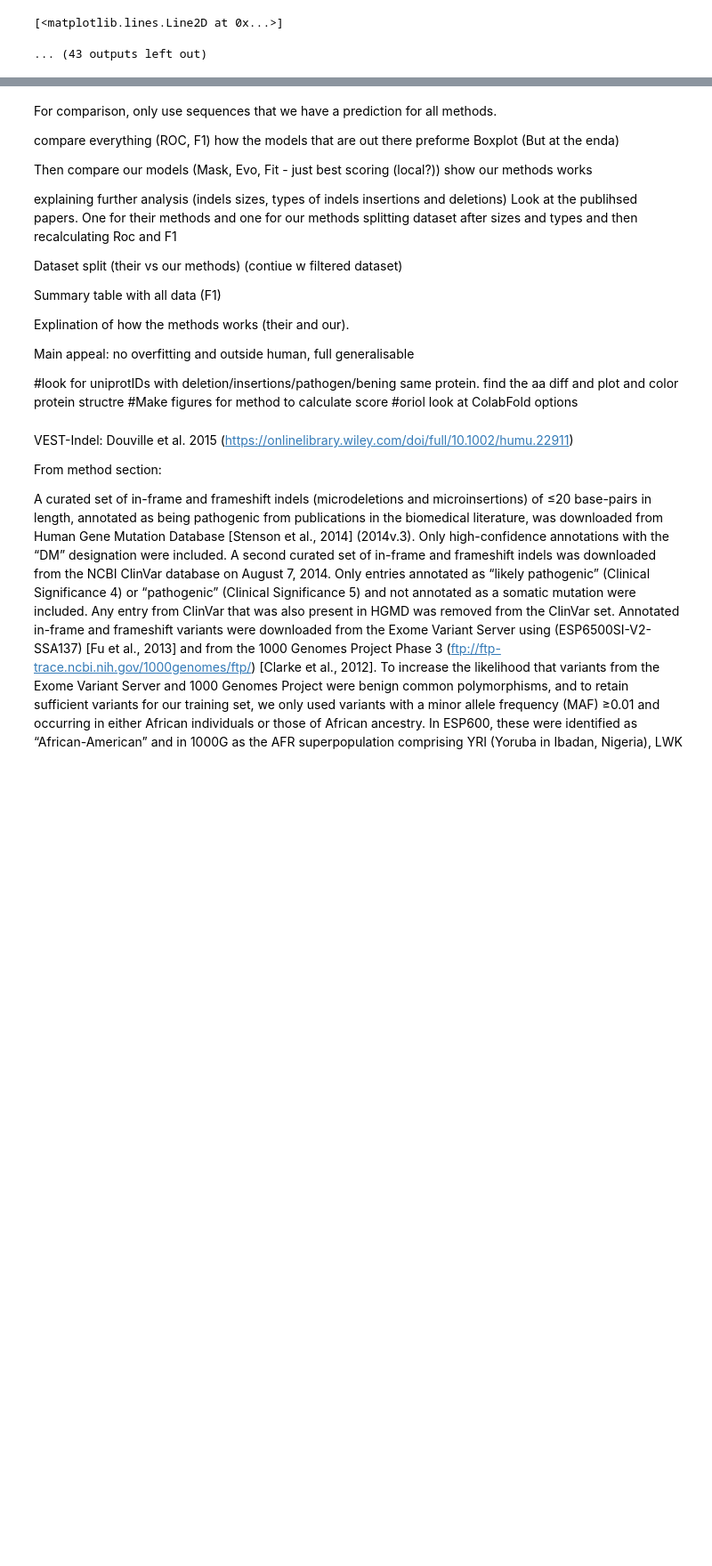
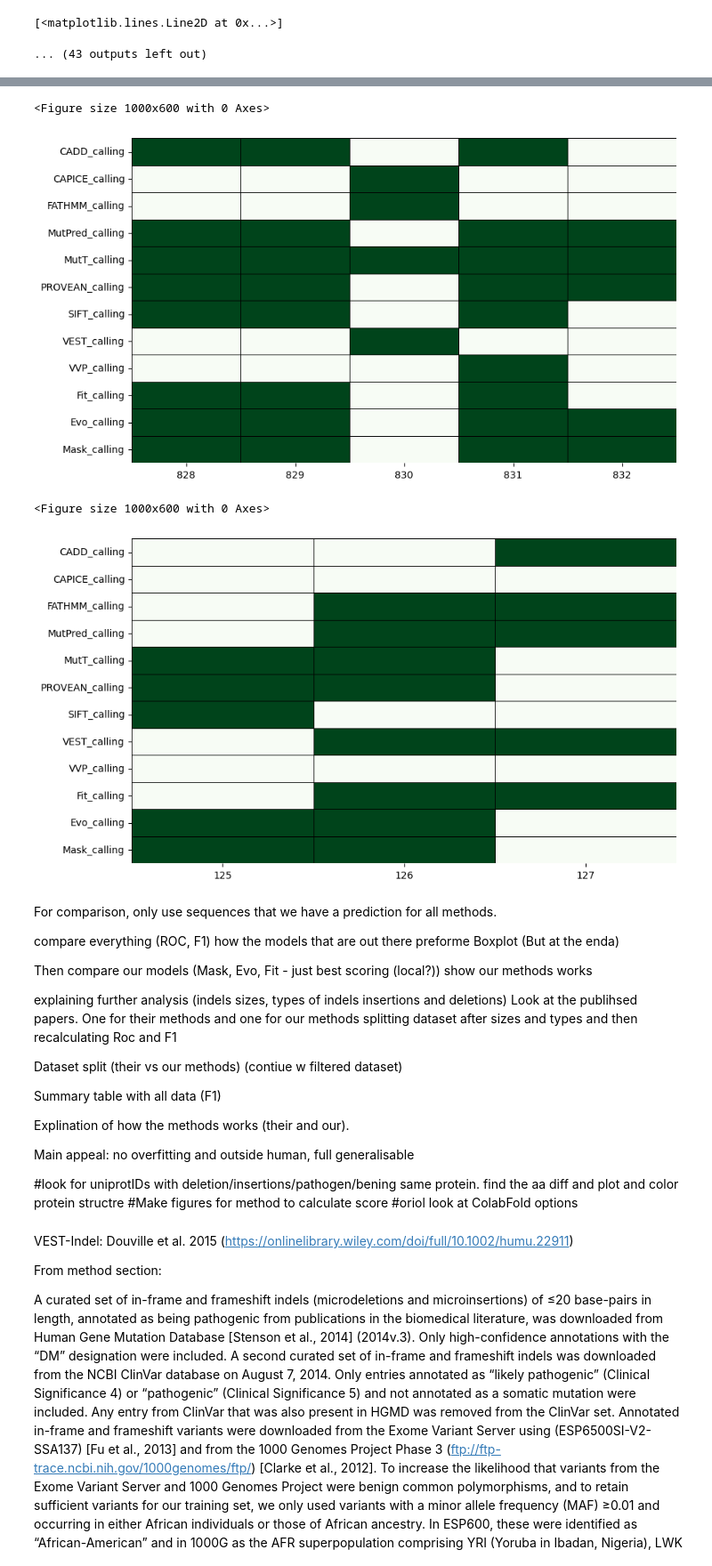
Before and after one commit to OriolGraCar/IndeLLM, a Jupyter notebook: Analysis/Analysis_fulldataset.ipynb, the cells around one changed output, grey strips where cells are left out. Shown at 89% size. Cells and saved outputs as stored; diff of their text form; code cells hidden in the pictures; blank space fills up the shorter version.

```diff
--- a/Analysis/Analysis_fulldataset.ipynb
+++ b/Analysis/Analysis_fulldataset.ipynb
@@ -3196,0 +4169,20 @@ Text(5.5, 0.7, '+0.02')
+# %%
+#Need to match the preds to the true scores to see if they are correctly called.
+
+alldata_filtered['CADD_calling'] = alldata_filtered.apply(lambda row: 1 if row['pred_CADD_bin'] == row['labels_binary'] else 0, axis=1)
+alldata_filtered['CAPICE_calling'] = alldata_filtered.apply(lambda row: 1 if row['pred_CAPICE_bin'] == row['labels_binary'] else 0, axis=1)
+alldata_filtered['FATHMM_calling'] = alldata_filtered.apply(lambda row: 1 if row['pred_FATHMM_bin'] == row['labels_binary'] else 0, axis=1)
+alldata_filtered['MutPred_calling'] = alldata_filtered.apply(lambda row: 1 if row['pred_MutPred_bin'] == row['labels_binary'] else 0, axis=1)
+alldata_filtered['MutT_calling'] = alldata_filtered.apply(lambda row: 1 if row['pred_MutT_bin'] == row['labels_binary'] else 0, axis=1)
+alldata_filtered['PROVEAN_calling'] = alldata_filtered.apply(lambda row: 1 if row['pred_PROVEAN_bin'] == row['labels_binary'] else 0, axis=1)
+alldata_filtered['SIFT_calling'] = alldata_filtered.apply(lambda row: 1 if row['pred_SIFT_bin'] == row['labels_binary'] else 0, axis=1)
+alldata_filtered['VEST_calling'] = alldata_filtered.apply(lambda row: 1 if row['pred_VEST_bin'] == row['labels_binary'] else 0, axis=1)
+alldata_filtered['VVP_calling'] = alldata_filtered.apply(lambda row: 1 if row['pred_VVP_bin'] == row['labels_binary'] else 0, axis=1)
+alldata_filtered['Fit_calling'] = alldata_filtered.apply(lambda row: 1 if row['pred_Fit_local_bin'] == row['labels_binary'] else 0, axis=1)
+
+
+Evo_filtered['Evo_calling'] = Evo_filtered.apply(lambda row: 1 if row['pred_Evo_local_bin'] == row['labels_binary'] else 0, axis = 1)
+Mask_filtered['Mask_calling'] = Mask_filtered.apply(lambda row: 1 if row['pred_Mask_local_bin'] == row['labels_binary'] else 0, axis = 1) #update once dataframe is complete
+alldata_filtered['ESM23b_calling'] = alldata_filtered.apply(lambda row: 1 if row['pred_ESM23b_local_bin'] == row['labels_binary'] else 0, axis = 1)
+alldata_filtered['ESM2150M_calling'] = alldata_filtered.apply(lambda row: 1 if row['pred_ESM2150M_local_bin'] == row['labels_binary'] else 0, axis = 1)
+alldata_filtered['ESM3_calling'] = alldata_filtered.apply(lambda row: 1 if row['pred_ESM3_local_bin'] == row['labels_binary'] else 0, axis = 1)
@@ -3196,0 +4207,50 @@ Text(5.5, 0.7, '+0.02')
+# %%
+examplePKD2_Evo = Evo_filtered[Evo_filtered['UniProt']== 'Q13563']
+examplePKD2_Mask = Mask_filtered[Mask_filtered['UniProt'] == 'Q13563']
+exampleDPOG1_Evo = Evo_filtered[Evo_filtered['UniProt']== 'P54098']
+exampleDPOG1_Mask = Mask_filtered[Mask_filtered['UniProt'] == 'P54098']
+exampleGLMN_Evo = Evo_filtered[Evo_filtered['UniProt']== 'Q92990']
+exampleGLMN_Mask = Mask_filtered[Mask_filtered['UniProt'] == 'Q92990']
+exampleFGFR1_Evo = Evo_filtered[Evo_filtered['UniProt']== 'P11362']
+exampleFGFR1_Mask = Mask_filtered[Mask_filtered['UniProt'] == 'P11362']
+
+#Checks if the predictions are correct
+examplePKD2 = alldata_filtered[alldata_filtered['UniProt'] == 'Q13563']
+examplePKD2['Evo_calling'] = examplePKD2_Evo['Evo_calling'].values
+examplePKD2['Mask_calling'] = examplePKD2_Mask['Mask_calling'].values
+predPKD2 = examplePKD2[['CADD_calling','CAPICE_calling','FATHMM_calling','MutPred_calling','MutT_calling','PROVEAN_calling','SIFT_calling','VEST_calling','VVP_calling','Fit_calling', 'Evo_calling', 'Mask_calling']]
+
+#exampleDPOG1 = alldata_filtered[alldata_filtered['UniProt'] == 'P54098']
+#exampleDPOG1['Evo_calling'] = exampleDPOG1_Evo['Evo_calling'].values
+#exampleDPOG1['Mask_calling'] = exampleDPOG1_Mask['Mask_calling'].values
+#predDPOG1 = exampleDPOG1[['CADD_calling','CAPICE_calling','FATHMM_calling','Mutbin','MutT_calling','PROVEAN_calling','SIFT_calling','VEST_calling','VVP_calling','Fit_calling', 'Evo_calling', 'Mask_calling']]
+
+exampleGLMN = alldata_filtered[alldata_filtered['UniProt'] == 'Q92990']
+exampleGLMN['Evo_calling'] = exampleGLMN_Evo['Evo_calling'].values
+exampleGLMN['Mask_calling'] = exampleGLMN_Mask['Mask_calling'].values
+predGLMN = exampleGLMN[['CADD_calling','CAPICE_calling','FATHMM_calling','MutPred_calling','MutT_calling','PROVEAN_calling','SIFT_calling','VEST_calling','VVP_calling','Fit_calling', 'Evo_calling', 'Mask_calling']]
+
+#exampleFGFR1 = alldata_filtered[alldata_filtered['UniProt'] == 'P11362'] #Check when dataset is aviliable
+#exampleFGFR1['Evo_calling'] = exampleFGFR1_Evo['Evo_calling'].values
+#exampleFGFR1['Mask_calling'] = exampleFGFR1_Mask['Mask_calling'].values
+#predFGFR1 = exampleFGFR1[['CADD_calling','CAPICE_calling','FATHMM_calling','MutPred_calling','MutT_calling','PROVEAN_calling','SIFT_calling','VEST_calling','VVP_calling','Fit_calling', 'Evo_calling', 'Mask_calling']]
+
+
+
+predPKD2 = pd.DataFrame(predPKD2.transpose())
+#predDPOG1 = pd.DataFrame(predDPOG1.transpose())
+predGLMN = pd.DataFrame(predGLMN.transpose())
+
+# Create a heatmap
+plt.figure(figsize=(10, 6))
+ax = sns.heatmap(predPKD2, annot=False, cmap='Greens', vmin=0, vmax=1, cbar=False, linewidths=0.5, linecolor='black')
+plt.show()
+
+#plt.figure(figsize=(10, 6))
+#ax = sns.heatmap(predDPOG1, annot=False, cmap='Greens', vmin=0, vmax=1, cbar=False, linewidths=0.5, linecolor='black')
+#plt.show()
+
+plt.figure(figsize=(10, 6))
+ax = sns.heatmap(predGLMN, annot=False, cmap='Greens', vmin=0, vmax=1, cbar=False, linewidths=0.5, linecolor='black')
+plt.show()
+# %% [output]
@@ -3197,3 +4277,7 @@ Text(5.5, 0.7, '+0.02')
+<Figure size 1000x600 with 0 Axes>
+[figure, added]
+<Figure size 1000x600 with 0 Axes>
+[figure, added]
 # %% [markdown]
 For comparison, only use sequences that we have a prediction for all methods.
 
```
Also changed, not shown: parts of 57 cells of this notebook, 20 other files.
